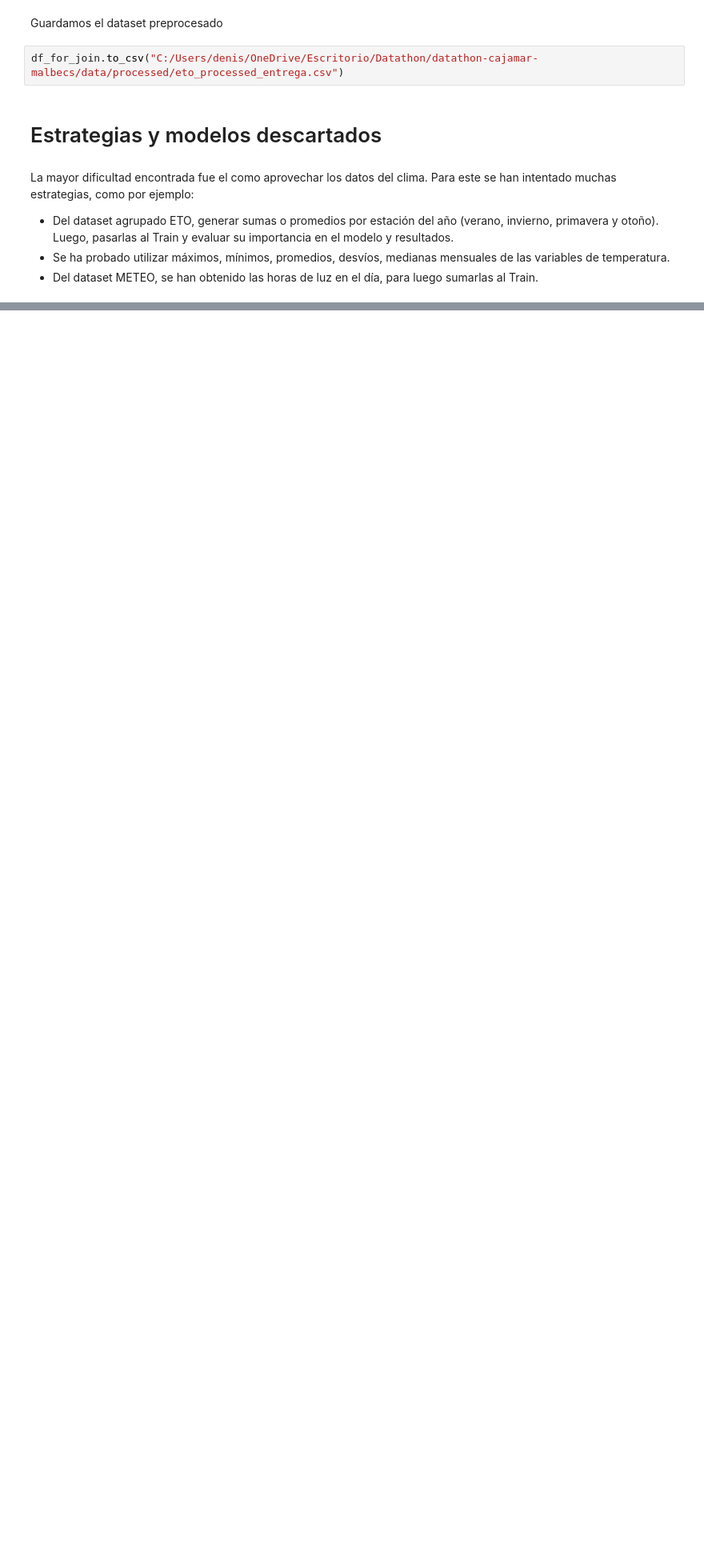
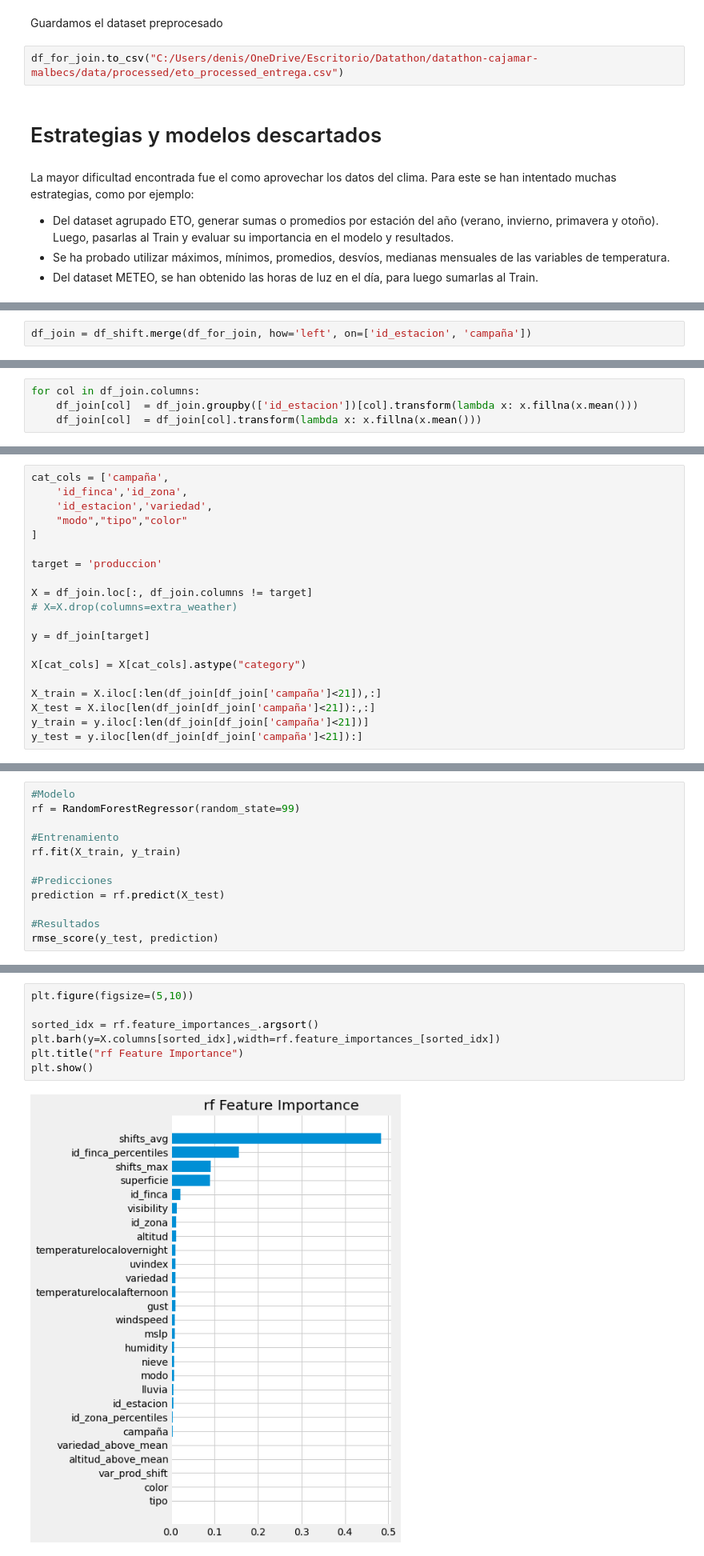
Before and after one commit to vitostamatti/datathon-cajamar-malbecs, a Jupyter notebook: notebooks/00-data-exploration/Exploracion_Malbecs.ipynb, the cells around one changed output, grey strips where cells are left out. Shown at 80% size. Saved outputs shown, nothing was run; the diff lists cells and outputs as text; blank space fills up the shorter version.

```diff
--- a/notebooks/00-data-exploration/Exploracion_Malbecs.ipynb
+++ b/notebooks/00-data-exploration/Exploracion_Malbecs.ipynb
@@ -867,0 +955,2 @@ La mayor dificultad encontrada fue el como aprovechar los datos del clima. Para
+# %%
+df_join = df_shift.merge(df_for_join, how='left', on=['id_estacion', 'campaña'])
@@ -867,0 +959,4 @@ La mayor dificultad encontrada fue el como aprovechar los datos del clima. Para
+# %%
+for col in df_join.columns:
+    df_join[col]  = df_join.groupby(['id_estacion'])[col].transform(lambda x: x.fillna(x.mean()))
+    df_join[col]  = df_join[col].transform(lambda x: x.fillna(x.mean()))
@@ -867,0 +965,20 @@ La mayor dificultad encontrada fue el como aprovechar los datos del clima. Para
+# %%
+cat_cols = ['campaña',
+    'id_finca','id_zona',
+    'id_estacion','variedad',
+    "modo","tipo","color"
+]
+
+target = 'produccion'
+
+X = df_join.loc[:, df_join.columns != target]
+# X=X.drop(columns=extra_weather)
+
+y = df_join[target]
+
+X[cat_cols] = X[cat_cols].astype("category")
+
+X_train = X.iloc[:len(df_join[df_join['campaña']<21]),:]
+X_test = X.iloc[len(df_join[df_join['campaña']<21]):,:]
+y_train = y.iloc[:len(df_join[df_join['campaña']<21])]
+y_test = y.iloc[len(df_join[df_join['campaña']<21]):]
@@ -867,0 +987,12 @@ La mayor dificultad encontrada fue el como aprovechar los datos del clima. Para
+# %%
+#Modelo
+rf = RandomForestRegressor(random_state=99)
+
+#Entrenamiento
+rf.fit(X_train, y_train)
+
+#Predicciones
+prediction = rf.predict(X_test)
+
+#Resultados
+rmse_score(y_test, prediction)
@@ -867,0 +1004,9 @@ La mayor dificultad encontrada fue el como aprovechar los datos del clima. Para
+# %%
+plt.figure(figsize=(5,10))
+
+sorted_idx = rf.feature_importances_.argsort()
+plt.barh(y=X.columns[sorted_idx],width=rf.feature_importances_[sorted_idx])
+plt.title("rf Feature Importance")
+plt.show()
+# %% [output]
+[figure, added]
```
Also changed, not shown: parts of 15 cells of this notebook.
